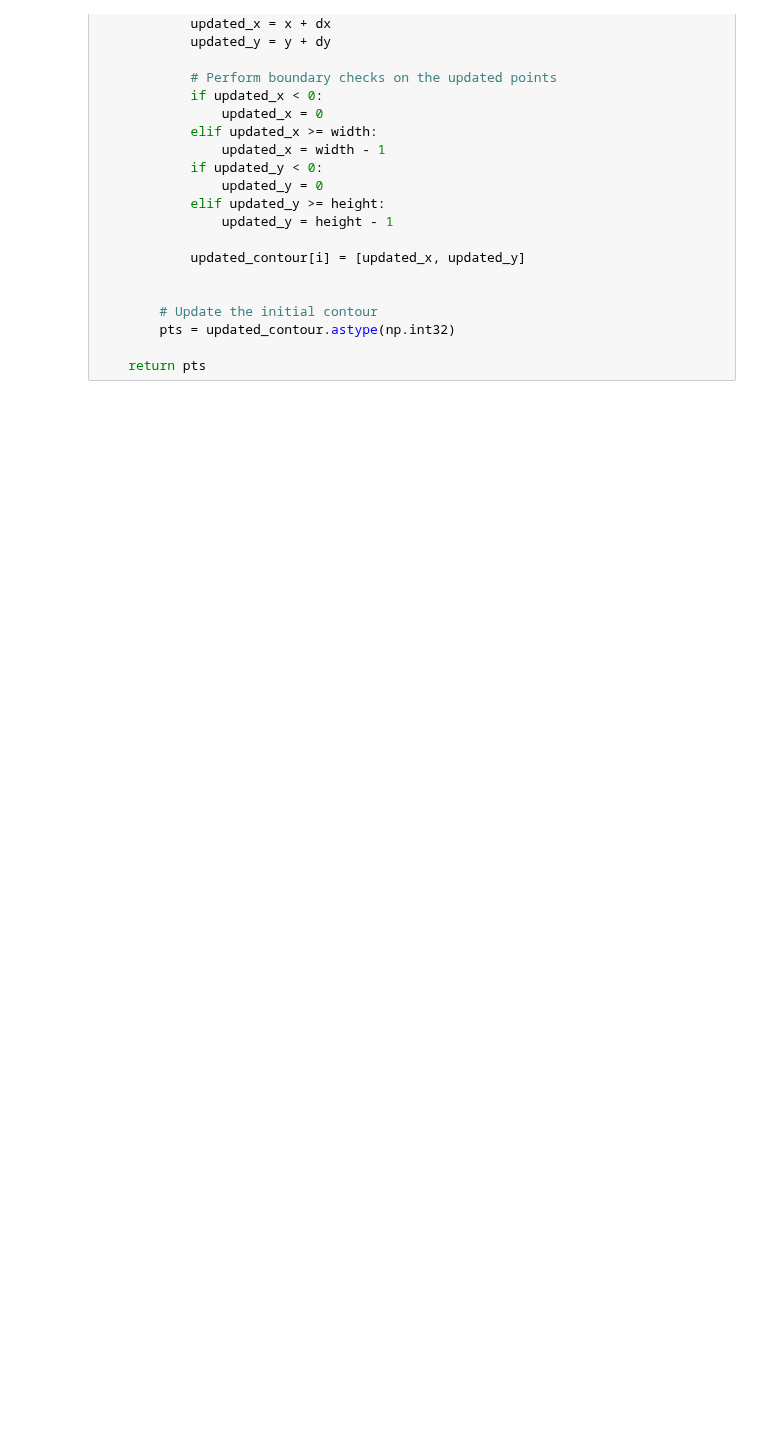
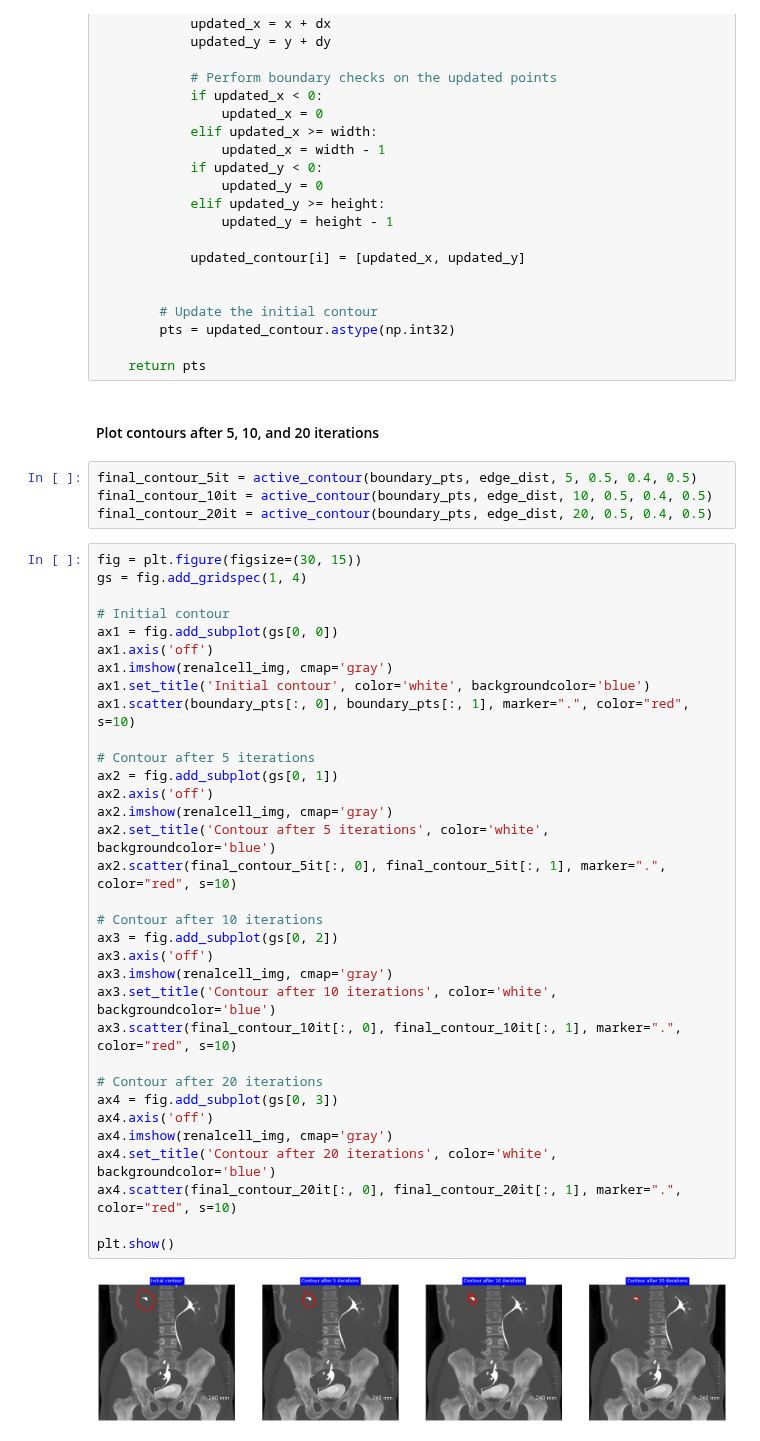
Before and after one commit to zahrasalarian/Digital-Image-Processing-for-Medical-Applications, a Jupyter notebook: HW6/pt-4.ipynb, the cells around one changed output. Cells and saved outputs as stored; diff of their text form; blank space fills up the shorter version.

Commit message:
Plots contours after 5, 10, and 20 iterations to witness the convergence.

```diff
--- a/HW6/pt-4.ipynb
+++ b/HW6/pt-4.ipynb
@@ -203,3 +207,44 @@ def active_contour(initial_contour, edge_dist, num_iterations, alpha, beta, gamm
         pts = updated_contour.astype(np.int32)
 
     return pts
+# %% [markdown]
+#### Plot contours after 5, 10, and 20 iterations
+# %%
+final_contour_5it = active_contour(boundary_pts, edge_dist, 5, 0.5, 0.4, 0.5)
+final_contour_10it = active_contour(boundary_pts, edge_dist, 10, 0.5, 0.4, 0.5)
+final_contour_20it = active_contour(boundary_pts, edge_dist, 20, 0.5, 0.4, 0.5)
+# %%
+fig = plt.figure(figsize=(30, 15))
+gs = fig.add_gridspec(1, 4)
+
+# Initial contour
+ax1 = fig.add_subplot(gs[0, 0])
+ax1.axis('off')
+ax1.imshow(renalcell_img, cmap='gray')
+ax1.set_title('Initial contour', color='white', backgroundcolor='blue')
+ax1.scatter(boundary_pts[:, 0], boundary_pts[:, 1], marker=".", color="red", s=10)
+
+# Contour after 5 iterations
+ax2 = fig.add_subplot(gs[0, 1])
+ax2.axis('off')
+ax2.imshow(renalcell_img, cmap='gray')
+ax2.set_title('Contour after 5 iterations', color='white', backgroundcolor='blue')
+ax2.scatter(final_contour_5it[:, 0], final_contour_5it[:, 1], marker=".", color="red", s=10)
+
+# Contour after 10 iterations
+ax3 = fig.add_subplot(gs[0, 2])
+ax3.axis('off')
+ax3.imshow(renalcell_img, cmap='gray')
+ax3.set_title('Contour after 10 iterations', color='white', backgroundcolor='blue')
+ax3.scatter(final_contour_10it[:, 0], final_contour_10it[:, 1], marker=".", color="red", s=10)
+
+# Contour after 20 iterations
+ax4 = fig.add_subplot(gs[0, 3])
+ax4.axis('off')
+ax4.imshow(renalcell_img, cmap='gray')
+ax4.set_title('Contour after 20 iterations', color='white', backgroundcolor='blue')
+ax4.scatter(final_contour_20it[:, 0], final_contour_20it[:, 1], marker=".", color="red", s=10)
+
+plt.show()
+# %% [output]
+[figure, added]
```
Also changed, not shown: parts of 4 cells of this notebook.
